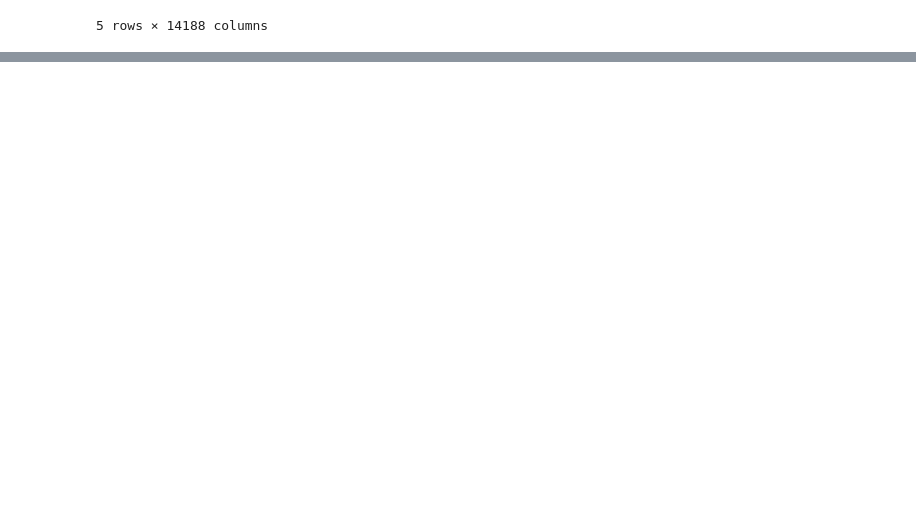
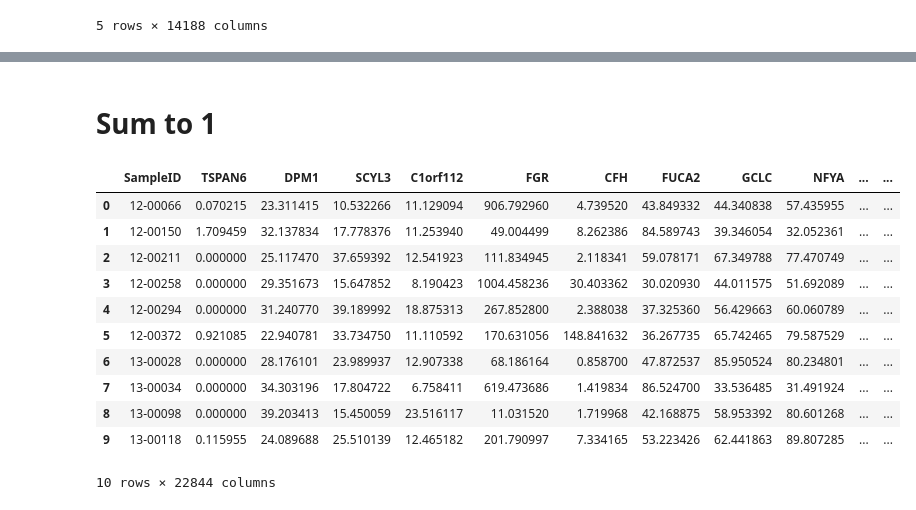
Before and after one commit to Eden5165/workshop_genomic, a Jupyter notebook: test_notebook_yael.ipynb, the cells around one changed output, grey strips where cells are left out. Saved outputs shown, nothing was run; the diff lists cells and outputs as text; code cells hidden in the pictures; blank space fills up the shorter version.

```diff
--- a/test_notebook_yael.ipynb
+++ b/test_notebook_yael.ipynb
@@ -221,0 +222,2 @@ beat_rnaseq_x_tcga_trans.columns[0]
+# %% [markdown]
+# Sum to 1
@@ -221,0 +227,15 @@ beat_rnaseq_x_tcga_trans.columns[0]
+# %%
+beat_rnaseq_trans.head(10)
+# %% [output]
+|  | SampleID | TSPAN6 | DPM1 | SCYL3 | C1orf112 | FGR | CFH | FUCA2 | GCLC | NFYA | ... | ... |
+| 0 | 12-00066 | 0.070215 | 23.311415 | 10.532266 | 11.129094 | 906.792960 | 4.739520 | 43.849332 | 44.340838 | 57.435955 | ... | ... |
+| 1 | 12-00150 | 1.709459 | 32.137834 | 17.778376 | 11.253940 | 49.004499 | 8.262386 | 84.589743 | 39.346054 | 32.052361 | ... | ... |
+| 2 | 12-00211 | 0.000000 | 25.117470 | 37.659392 | 12.541923 | 111.834945 | 2.118341 | 59.078171 | 67.349788 | 77.470749 | ... | ... |
+| 3 | 12-00258 | 0.000000 | 29.351673 | 15.647852 | 8.190423 | 1004.458236 | 30.403362 | 30.020930 | 44.011575 | 51.692089 | ... | ... |
+| 4 | 12-00294 | 0.000000 | 31.240770 | 39.189992 | 18.875313 | 267.852800 | 2.388038 | 37.325360 | 56.429663 | 60.060789 | ... | ... |
+| 5 | 12-00372 | 0.921085 | 22.940781 | 33.734750 | 11.110592 | 170.631056 | 148.841632 | 36.267735 | 65.742465 | 79.587529 | ... | ... |
+| 6 | 13-00028 | 0.000000 | 28.176101 | 23.989937 | 12.907338 | 68.186164 | 0.858700 | 47.872537 | 85.950524 | 80.234801 | ... | ... |
+| 7 | 13-00034 | 0.000000 | 34.303196 | 17.804722 | 6.758411 | 619.473686 | 1.419834 | 86.524700 | 33.536485 | 31.491924 | ... | ... |
+| 8 | 13-00098 | 0.000000 | 39.203413 | 15.450059 | 23.516117 | 11.031520 | 1.719968 | 42.168875 | 58.953392 | 80.601268 | ... | ... |
+| 9 | 13-00118 | 0.115955 | 24.089688 | 25.510139 | 12.465182 | 201.790997 | 7.334165 | 53.223426 | 62.441863 | 89.807285 | ... | ... |
+10 rows × 22844 columns
```
Also changed, not shown: parts of 8 cells of this notebook, 2 other files.
